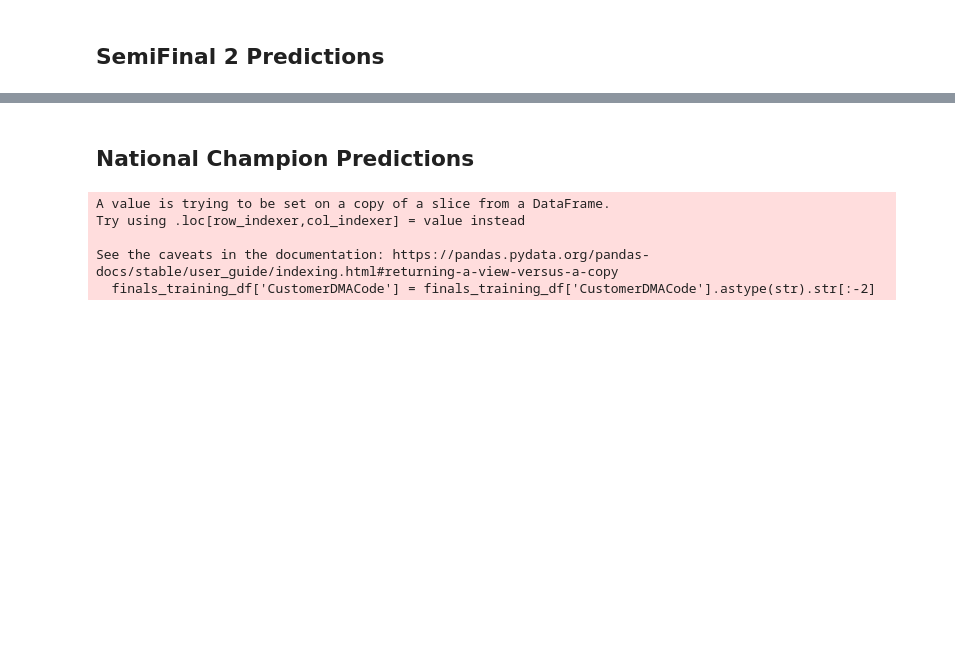
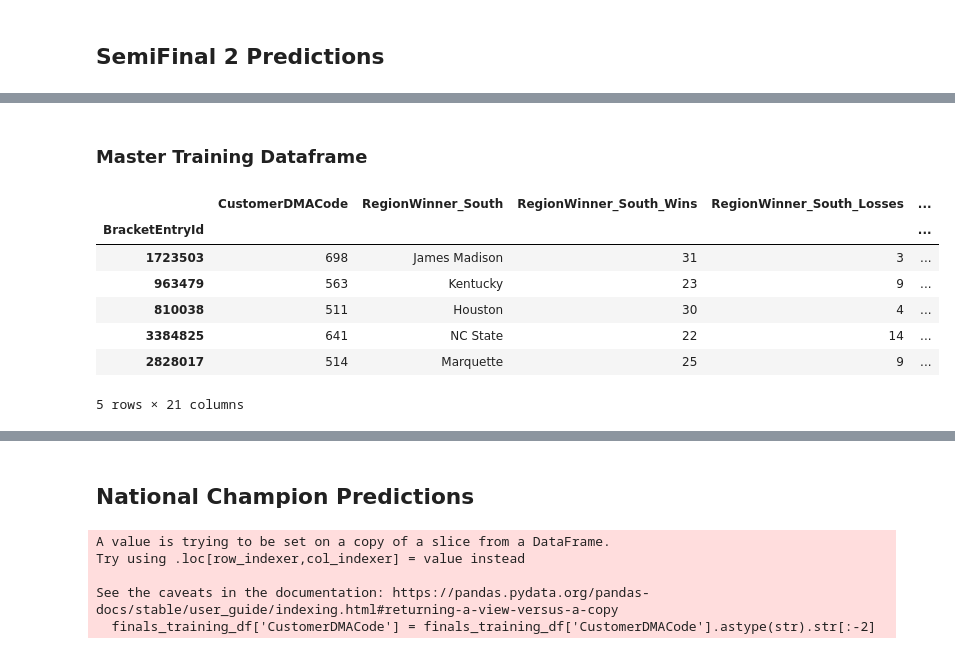
Before and after one commit to Vishnuanand77/Crossroads-Classic-Analytics-Challenge-Learning-Machine, a Jupyter notebook: Catboost.ipynb, the cells around one changed output, grey strips where cells are left out. Drawn from its saved outputs; the diff is of its cells as text; code cells hidden in the pictures; blank space fills up the shorter version.

```diff
--- a/Catboost.ipynb
+++ b/Catboost.ipynb
@@ -409,0 +324,64 @@ See the caveats in the documentation: https://pandas.pydata.org/pandas-docs/stab
+# %% [markdown]
+### Master Training Dataframe
+# %%
+# Select relevant columns
+bracket_training_semifinal2 = bracket_training[['CustomerDMACode', 'RegionWinner_South', 'RegionWinner_Midwest',
+                                                'SemifinalWinner_South_Midwest', 'BracketEntryId', 'NCAACustomerRecordCreated',
+                                                'BracketEntryCreatedDate']]
+
+# Process CustomerDMACode
+bracket_training_semifinal2['CustomerDMACode'] = bracket_training_semifinal2['CustomerDMACode'].astype(str).str[:-2]
+bracket_training_semifinal2['BracketEntryCreatedDate'] = bracket_training_semifinal2['BracketEntryCreatedDate'].astype(str).str.split(' ').str[0]
+
+# Convert to datetime
+bracket_training_semifinal2['BracketEntryCreatedDate'] = pd.to_datetime(bracket_training_semifinal2['BracketEntryCreatedDate'], infer_datetime_format=True, errors='coerce')
+bracket_training_semifinal2['NCAACustomerRecordCreated'] = pd.to_datetime(bracket_training_semifinal2['NCAACustomerRecordCreated'], infer_datetime_format=True, errors='coerce')
+
+# Calculate the number of months between the two dates
+bracket_training_semifinal2['MonthsBetween'] = ((bracket_training_semifinal2['BracketEntryCreatedDate'].dt.year - bracket_training_semifinal2['NCAACustomerRecordCreated'].dt.year) * 12 +
+                                        (bracket_training_semifinal2['BracketEntryCreatedDate'].dt.month - bracket_training_semifinal2['NCAACustomerRecordCreated'].dt.month))
+
+# Merge additional data for RegionWinner_South
+bracket_training_semifinal2 = bracket_training_semifinal2.merge(
+    institutions[['InstitutionName', 'RegularSeasonWins', 'RegularSeasonLosses', 'RegularSeasonAverageAttendance',
+                  'RegularSeasonAverageScore', 'InstitutionEnrollment_Male', 'InstitutionEnrollment_Female']],
+    left_on='RegionWinner_South', right_on='InstitutionName', how='left'
+).rename(columns={'RegularSeasonWins': 'RegionWinner_South_Wins', 'RegularSeasonLosses': 'RegionWinner_South_Losses',
+                  'RegularSeasonAverageAttendance': 'RegionWinner_South_AvgAttendance', 'RegularSeasonAverageScore': 'RegionWinner_South_AvgScore',
+                  'InstitutionEnrollment_Male': 'RegionWinner_South_Enrollment_Male', 'InstitutionEnrollment_Female': 'RegionWinner_South_Enrollment_Female'}).drop(columns='InstitutionName')
+
+# Merge additional data for RegionWinner_Midwest
+bracket_training_semifinal2 = bracket_training_semifinal2.merge(
+    institutions[['InstitutionName', 'RegularSeasonWins', 'RegularSeasonLosses', 'RegularSeasonAverageAttendance', 'RegularSeasonAverageScore', 'InstitutionEnrollment_Male', 'InstitutionEnrollment_Female']],
+    left_on='RegionWinner_Midwest', right_on='InstitutionName', how='left'
+).rename(columns={'RegularSeasonWins': 'RegionWinner_Midwest_Wins', 'RegularSeasonLosses': 'RegionWinner_Midwest_Losses',
+                  'RegularSeasonAverageAttendance': 'RegionWinner_Midwest_AvgAttendance', 'RegularSeasonAverageScore': 'RegionWinner_Midwest_AvgScore',
+                  'InstitutionEnrollment_Male': 'RegionWinner_Midwest_Enrollment_Male', 'InstitutionEnrollment_Female': 'RegionWinner_Midwest_Enrollment_Female'}).drop(columns='InstitutionName')
+
+# Calculate win-loss ratio for RegionWinner_South
+bracket_training_semifinal2['RegionWinner_South_WinLossRatio'] = bracket_training_semifinal2['RegionWinner_South_Wins'] / (bracket_training_semifinal2['RegionWinner_South_Losses'] + 1e-9)
+
+# Calculate win-loss ratio for RegionWinner_Midwest
+bracket_training_semifinal2['RegionWinner_Midwest_WinLossRatio'] = bracket_training_semifinal2['RegionWinner_Midwest_Wins'] / (bracket_training_semifinal2['RegionWinner_Midwest_Losses'] + 1e-9)
+
+# Rearrange columns to group RegionWinner_South and RegionWinner_Midwest columns together
+bracket_training_semifinal2 = bracket_training_semifinal2[['CustomerDMACode', 'RegionWinner_South', 'RegionWinner_South_Wins', 'RegionWinner_South_Losses', 'RegionWinner_South_WinLossRatio',
+                                           'RegionWinner_South_AvgAttendance', 'RegionWinner_South_AvgScore', 'RegionWinner_South_Enrollment_Male', 'RegionWinner_South_Enrollment_Female',
+                                           'RegionWinner_Midwest', 'RegionWinner_Midwest_Wins', 'RegionWinner_Midwest_Losses', 'RegionWinner_Midwest_WinLossRatio',
+                                           'RegionWinner_Midwest_AvgAttendance', 'RegionWinner_Midwest_AvgScore', 'RegionWinner_Midwest_Enrollment_Male', 'RegionWinner_Midwest_Enrollment_Female',
+                                           'SemifinalWinner_South_Midwest', 'BracketEntryId', 'NCAACustomerRecordCreated', 'BracketEntryCreatedDate', 'MonthsBetween']]
+
+# Set BracketEntryId as index
+bracket_training_semifinal2.set_index('BracketEntryId', inplace=True)
+
+# Display first few rows
+bracket_training_semifinal2.head()
+# %% [output]
+|  | CustomerDMACode | RegionWinner_South | RegionWinner_South_Wins | RegionWinner_South_Losses | ... |
+| BracketEntryId |  |  |  |  | ... |
+| 1723503 | 698 | James Madison | 31 | 3 | ... |
+| 963479 | 563 | Kentucky | 23 | 9 | ... |
+| 810038 | 511 | Houston | 30 | 4 | ... |
+| 3384825 | 641 | NC State | 22 | 14 | ... |
+| 2828017 | 514 | Marquette | 25 | 9 | ... |
+5 rows × 21 columns
```
Also changed, not shown: parts of 20 cells of this notebook.
